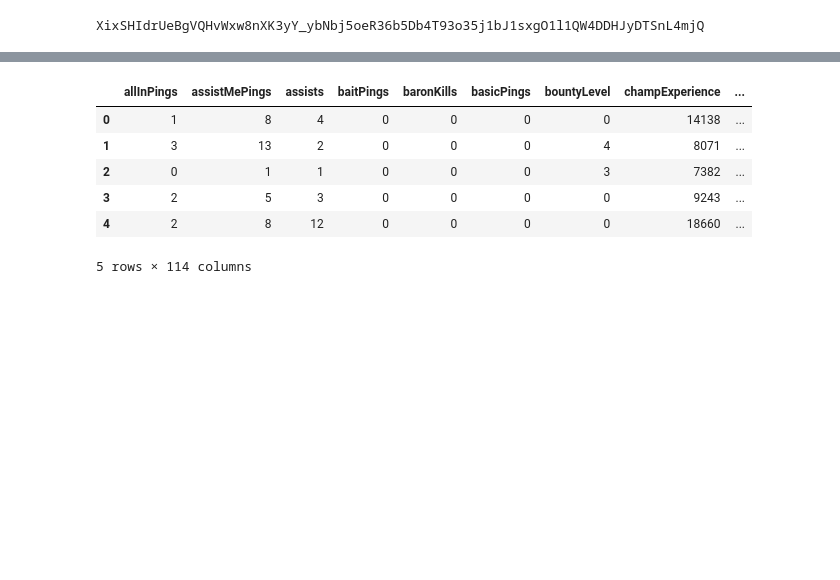
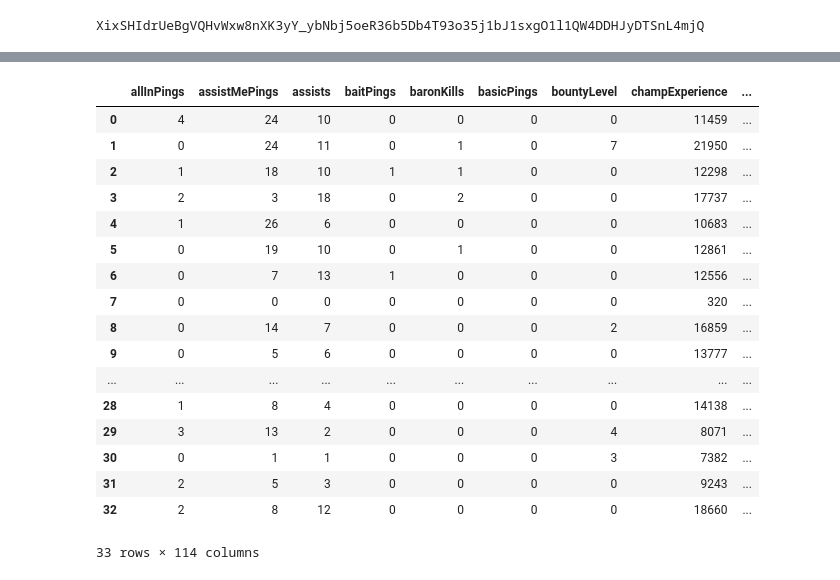
Before and after one commit to jconcha56429/League_of_Legends_analysis, a Jupyter notebook: static/lol_watcher.ipynb, the cells around one changed output, grey strips where cells are left out. Drawn from its saved outputs; the diff is of its cells as text; code cells hidden in the pictures; blank space fills up the shorter version.

```diff
--- a/static/lol_watcher.ipynb
+++ b/static/lol_watcher.ipynb
@@ -86,17 +78,25 @@ def pull_current_season():
 # %%
 pull_current_season()
 # %%
-test = pd.read_csv("current_season_first_30.csv")
-# pd.io.sql.get_schema(test,"self_data")
+data = pd.read_csv("../data/current_season_first_30.csv")
 pd.set_option('display.max_rows', None)
-test = test.drop(test.columns[0], axis=1)
-test.to_csv('current_season_first_30.csv',index=False)
-test
+data
 # %% [output]
 |  | allInPings | assistMePings | assists | baitPings | baronKills | basicPings | bountyLevel | champExperience | ... |
-| 0 | 1 | 8 | 4 | 0 | 0 | 0 | 0 | 14138 | ... |
-| 1 | 3 | 13 | 2 | 0 | 0 | 0 | 4 | 8071 | ... |
-| 2 | 0 | 1 | 1 | 0 | 0 | 0 | 3 | 7382 | ... |
-| 3 | 2 | 5 | 3 | 0 | 0 | 0 | 0 | 9243 | ... |
-| 4 | 2 | 8 | 12 | 0 | 0 | 0 | 0 | 18660 | ... |
+| 0 | 4 | 24 | 10 | 0 | 0 | 0 | 0 | 11459 | ... |
+| 1 | 0 | 24 | 11 | 0 | 1 | 0 | 7 | 21950 | ... |
+| 2 | 1 | 18 | 10 | 1 | 1 | 0 | 0 | 12298 | ... |
+| 3 | 2 | 3 | 18 | 0 | 2 | 0 | 0 | 17737 | ... |
+| 4 | 1 | 26 | 6 | 0 | 0 | 0 | 0 | 10683 | ... |
+| 5 | 0 | 19 | 10 | 0 | 1 | 0 | 0 | 12861 | ... |
+| 6 | 0 | 7 | 13 | 1 | 0 | 0 | 0 | 12556 | ... |
+| 7 | 0 | 0 | 0 | 0 | 0 | 0 | 0 | 320 | ... |
+| 8 | 0 | 14 | 7 | 0 | 0 | 0 | 2 | 16859 | ... |
+| 9 | 0 | 5 | 6 | 0 | 0 | 0 | 0 | 13777 | ... |
+| ... | ... | ... | ... | ... | ... | ... | ... | ... | ... |
+| 28 | 1 | 8 | 4 | 0 | 0 | 0 | 0 | 14138 | ... |
+| 29 | 3 | 13 | 2 | 0 | 0 | 0 | 4 | 8071 | ... |
+| 30 | 0 | 1 | 1 | 0 | 0 | 0 | 3 | 7382 | ... |
+| 31 | 2 | 5 | 3 | 0 | 0 | 0 | 0 | 9243 | ... |
+| 32 | 2 | 8 | 12 | 0 | 0 | 0 | 0 | 18660 | ... |
-5 rows × 114 columns
+33 rows × 114 columns
```
Also changed, not shown: parts of 4 cells of this notebook, 5 other files.
